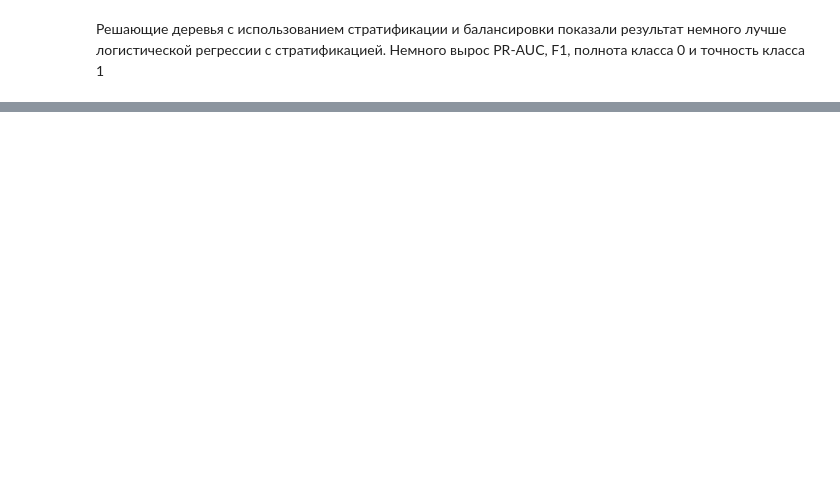
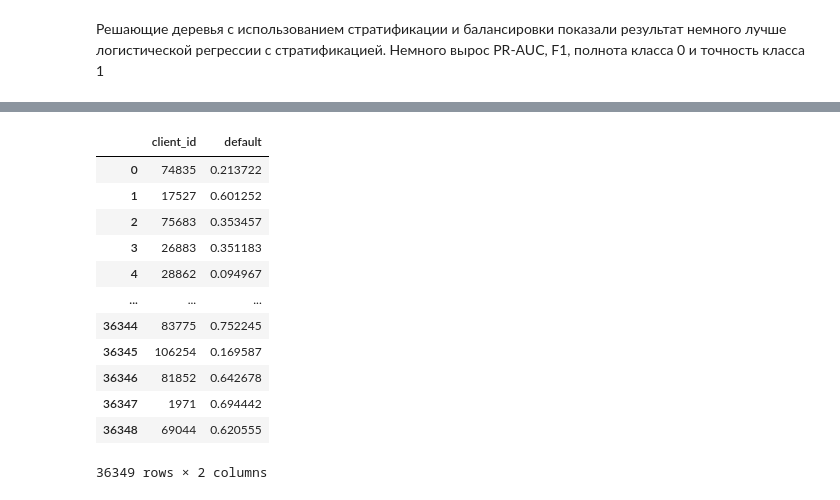
Before and after one commit to vetak8/skillfactory, a Jupyter notebook: module_5/credit-scoring-vetak8_new.ipynb, the cells around one changed output, grey strips where cells are left out. Saved outputs shown, nothing was run; the diff lists cells and outputs as text; code cells hidden in the pictures; blank space fills up the shorter version.

```diff
--- a/module_5/credit-scoring-vetak8_new.ipynb
+++ b/module_5/credit-scoring-vetak8_new.ipynb
@@ -130,12 +130,13 @@ def pre_processing(column,data):
 # %% [markdown]
 # Загрузка данных
 # %%
-train = pd.read_csv(path+'train.csv')
-test = pd.read_csv(path+'test.csv')
-sub = pd.read_csv(path+'sample_submission.csv')
+# train = pd.read_csv(path+'train.csv')
+# test = pd.read_csv(path+'test.csv')
+# sub = pd.read_csv(path+'sample_submission.csv')
 
-# train = pd.read_csv('train.csv')
-# test = pd.read_csv('test.csv')
+train = pd.read_csv('train.csv')
+test = pd.read_csv('test.csv')
+sub = pd.read_csv('sample_submission.csv')
 
 print(f'Размерность тренировочного датасета: {train.shape}')
 print(f'Размерность тестового датасета: {test.shape}')
@@ -852,5 +1296,5 @@ print(classification_report(y_test,y_pred))
 id_test = test['client_id']
 # %%
 submission = pd.DataFrame({'client_id': id_test,
-                            'default': clf_rf_over.predict_proba(X_valid)[:, 1]})
+                            'default': clf_rf.predict_proba(X_valid)[:, 1]})
 submission.to_csv('submission.csv', index=False)
@@ -858,0 +1301,16 @@ my_submission
+# %%
+submission
+# %% [output]
+|  | client_id | default |
+| 0 | 74835 | 0.213722 |
+| 1 | 17527 | 0.601252 |
+| 2 | 75683 | 0.353457 |
+| 3 | 26883 | 0.351183 |
+| 4 | 28862 | 0.094967 |
+| ... | ... | ... |
+| 36344 | 83775 | 0.752245 |
+| 36345 | 106254 | 0.169587 |
+| 36346 | 81852 | 0.642678 |
+| 36347 | 1971 | 0.694442 |
+| 36348 | 69044 | 0.620555 |
+36349 rows × 2 columns
```
Also changed, not shown: parts of 72 cells of this notebook, 1 other file.
